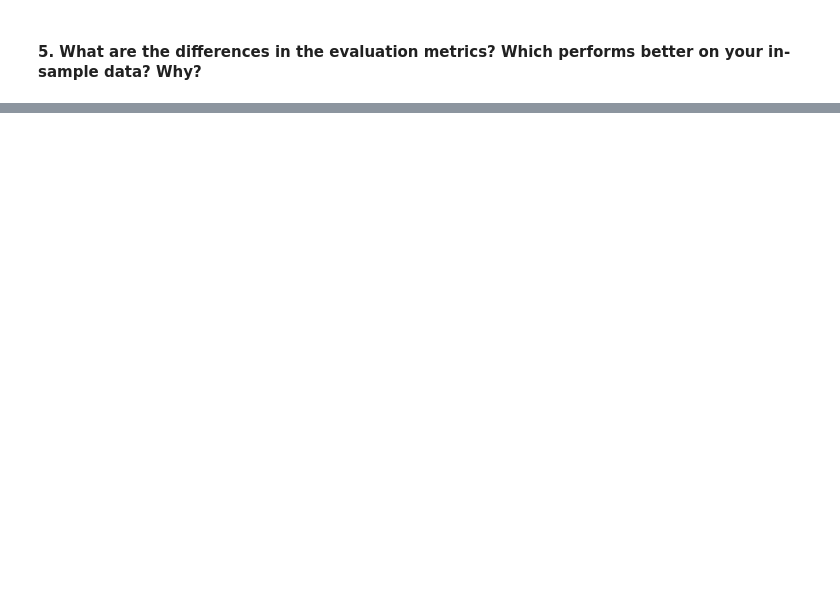
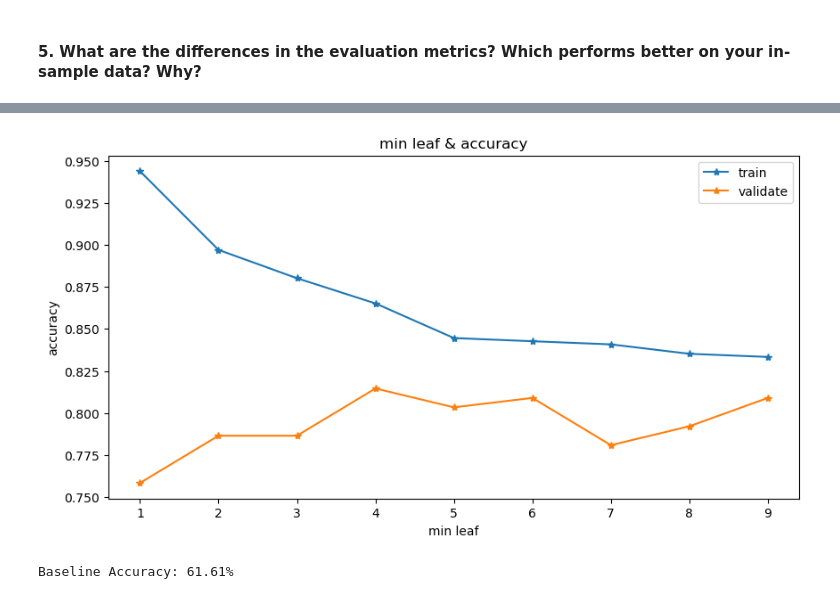
Before and after one commit to manuel-salazar1/classification-exercises, a Jupyter notebook: random_forests.ipynb, the cells around one changed output, grey strips where cells are left out. Cells and saved outputs as stored; diff of their text form; code cells hidden in the pictures; blank space fills up the shorter version.

```diff
--- a/random_forests.ipynb
+++ b/random_forests.ipynb
@@ -168,0 +341,14 @@ weighted avg       0.95      0.94      0.94       534
+# %%
+min_leaf_scores = []
+
+for x in range(1,10):
+    rf2 = RandomForestClassifier(random_state=123, min_samples_leaf=x, max_depth=10)
+    rf2.fit(X_train, y_train)
+    train_acc = rf2.score(X_train, y_train)
+
+    val_acc = rf2.score(X_validate, y_validate)
+
+    min_leaf_scores.append([x, train_acc, val_acc])
+# %%
+min_leaf_df = pd.DataFrame(min_leaf_scores, columns=['min_leaf', 'train_acc', 'val_acc'])
+min_leaf_df.head()
@@ -168,0 +373,11 @@ weighted avg       0.95      0.94      0.94       534
+# %%
+plt.figure(figsize=(10,5))
+plt.plot(min_leaf_df.min_leaf, min_leaf_df.train_acc, label='train', marker='*')
+plt.plot(min_leaf_df.min_leaf, min_leaf_df.val_acc, label='validate', marker='*')
+plt.xlabel('min leaf')
+plt.ylabel('accuracy')
+plt.title('min leaf & accuracy')
+plt.legend()
+plt.show()
+# %% [output]
+[figure, added]
@@ -168,0 +387,6 @@ weighted avg       0.95      0.94      0.94       534
+# %%
+target_variable = 'survived'
+baseline_accuracy = train[target_variable].value_counts().max() / train[target_variable].value_counts().sum()
+print(f'Baseline Accuracy: {baseline_accuracy:.2%}')
+# %% [output]
+Baseline Accuracy: 61.61%
```
Also changed, not shown: parts of 33 cells of this notebook, 1 other file.
